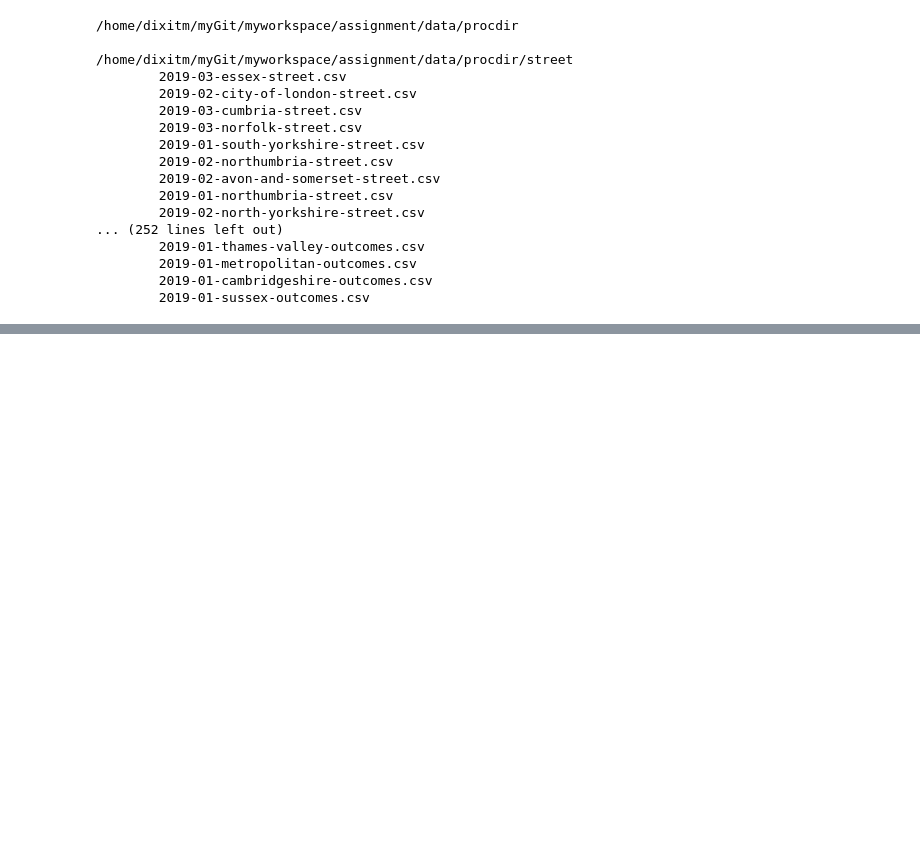
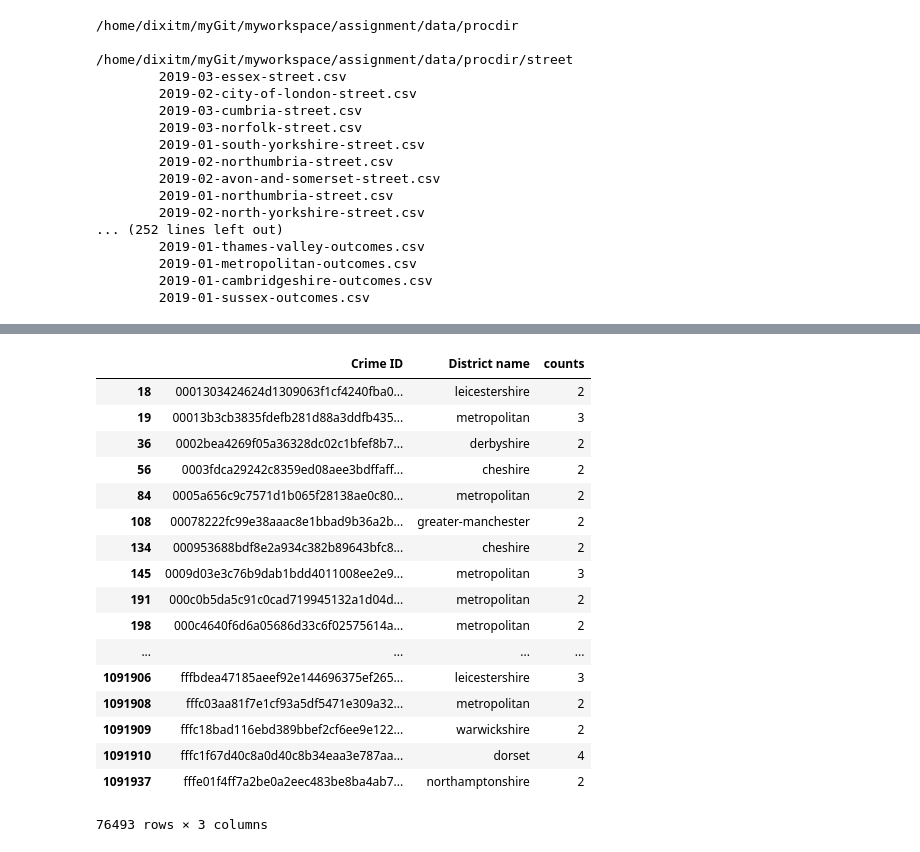
Before and after one commit to dixitm20/myworkspace, a Jupyter notebook: assignment/code-python/process_crimedata_and_load_to_es.ipynb, the cells around one changed output, grey strips where cells are left out. Drawn from its saved outputs; the diff is of its cells as text; code cells hidden in the pictures; blank space fills up the shorter version.

```diff
--- a/assignment/code-python/process_crimedata_and_load_to_es.ipynb
+++ b/assignment/code-python/process_crimedata_and_load_to_es.ipynb
@@ -146,0 +330,23 @@ for path,dirs,files in os.walk(str(procDataDir)):
+# %%
+
+st=dfOutcomes.groupby(['Crime ID','District name']).size().reset_index(name='counts')
+st[st['counts'] > 1]
+# %% [output]
+|  | Crime ID | District name | counts |
+| 18 | 0001303424624d1309063f1cf4240fba0... | leicestershire | 2 |
+| 19 | 00013b3cb3835fdefb281d88a3ddfb435... | metropolitan | 3 |
+| 36 | 0002bea4269f05a36328dc02c1bfef8b7... | derbyshire | 2 |
+| 56 | 0003fdca29242c8359ed08aee3bdffaff... | cheshire | 2 |
+| 84 | 0005a656c9c7571d1b065f28138ae0c80... | metropolitan | 2 |
+| 108 | 00078222fc99e38aaac8e1bbad9b36a2b... | greater-manchester | 2 |
+| 134 | 000953688bdf8e2a934c382b89643bfc8... | cheshire | 2 |
+| 145 | 0009d03e3c76b9dab1bdd4011008ee2e9... | metropolitan | 3 |
+| 191 | 000c0b5da5c91c0cad719945132a1d04d... | metropolitan | 2 |
+| 198 | 000c4640f6d6a05686d33c6f02575614a... | metropolitan | 2 |
+| ... | ... | ... | ... |
+| 1091906 | fffbdea47185aeef92e144696375ef265... | leicestershire | 3 |
+| 1091908 | fffc03aa81f7e1cf93a5df5471e309a32... | metropolitan | 2 |
+| 1091909 | fffc18bad116ebd389bbef2cf6ee9e122... | warwickshire | 2 |
+| 1091910 | fffc1f67d40c8a0d40c8b34eaa3e787aa... | dorset | 4 |
+| 1091937 | fffe01f4ff7a2be0a2eec483be8ba4ab7... | northamptonshire | 2 |
+76493 rows × 3 columns
```
Also changed, not shown: parts of 17 cells of this notebook.
